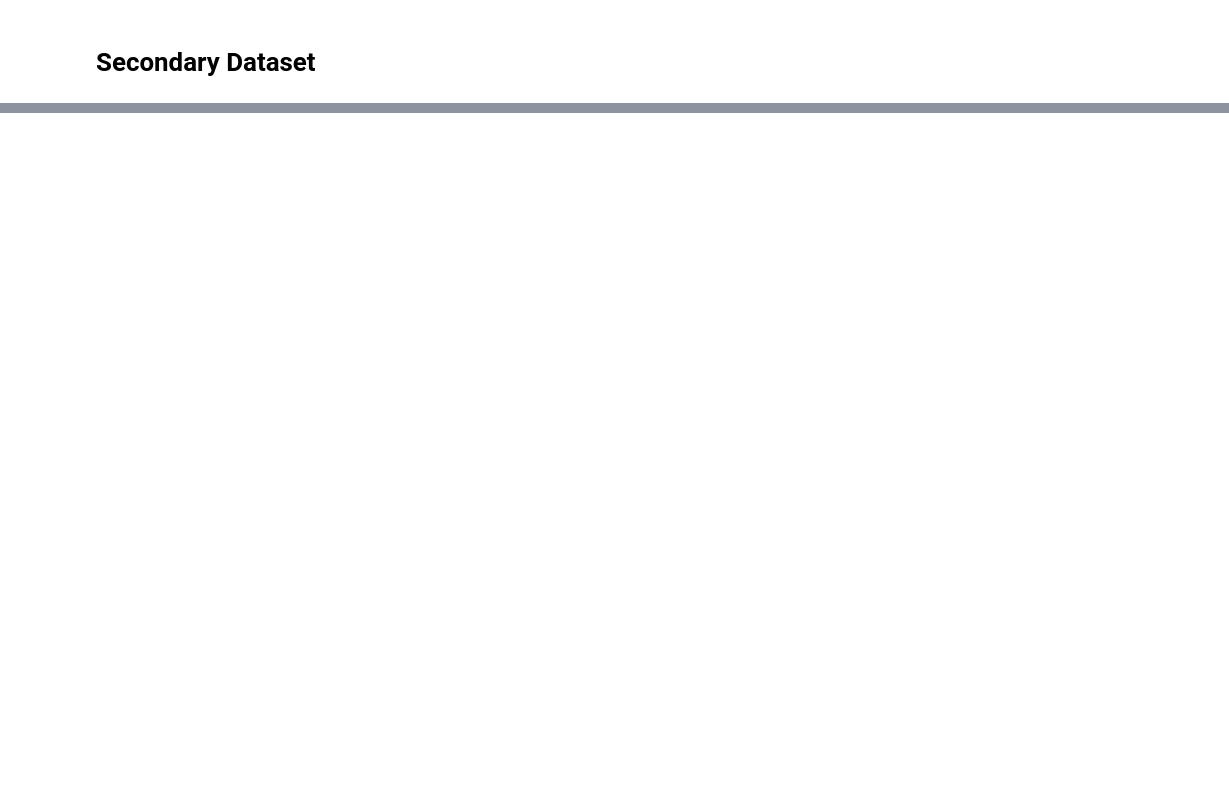
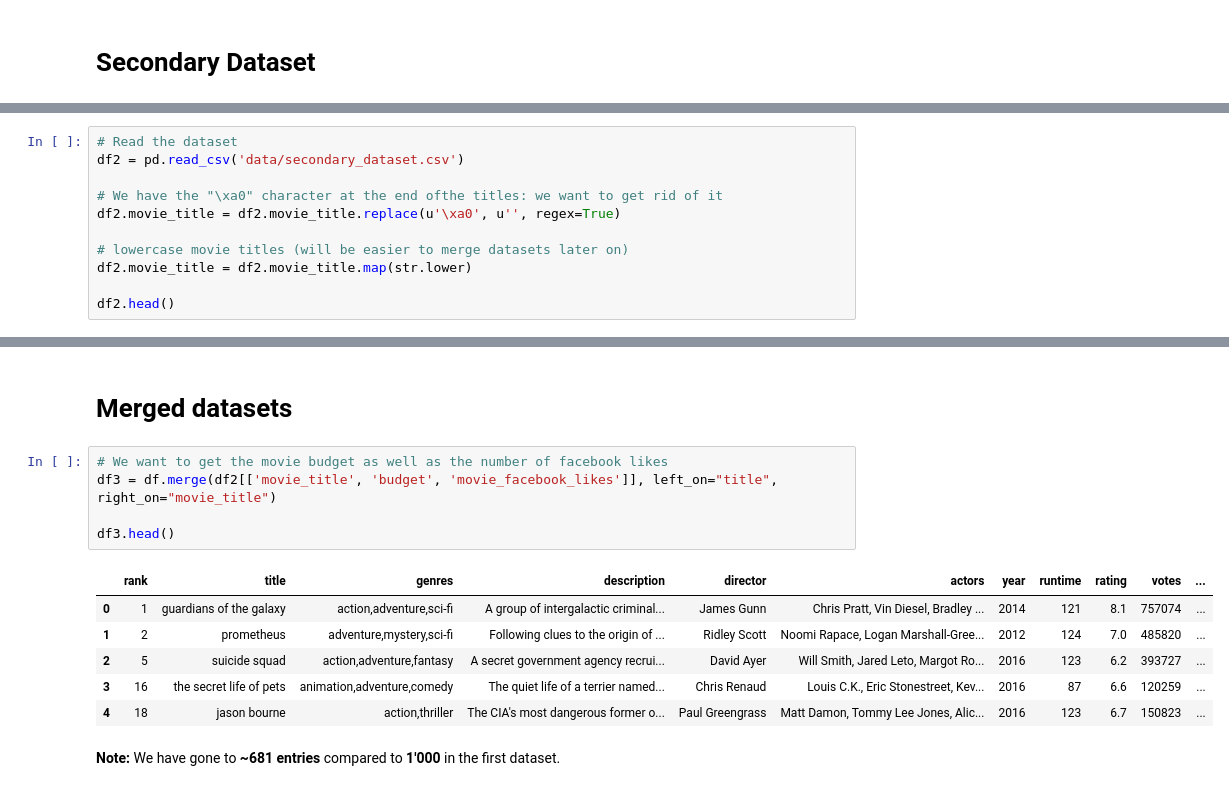
Before and after one commit to com-480-data-visualization/data-visualization-project-2021-datavizards, a Jupyter notebook: IMDB Preprocessing.ipynb, the cells around one changed output, grey strips where cells are left out. Drawn from its saved outputs; the diff is of its cells as text; blank space fills up the shorter version.

```diff
--- a/IMDB Preprocessing.ipynb
+++ b/IMDB Preprocessing.ipynb
@@ -113,0 +112,11 @@ df2.head()
+# %%
+# Read the dataset
+df2 = pd.read_csv('data/secondary_dataset.csv')
+
+# We have the "\xa0" character at the end ofthe titles: we want to get rid of it
+df2.movie_title = df2.movie_title.replace(u'\xa0', u'', regex=True)
+
+# lowercase movie titles (will be easier to merge datasets later on)
+df2.movie_title = df2.movie_title.map(str.lower)
+
+df2.head()
@@ -113,0 +131,16 @@ df2.head()
+# %% [markdown]
+# Merged datasets
+# %%
+# We want to get the movie budget as well as the number of facebook likes
+df3 = df.merge(df2[['movie_title', 'budget', 'movie_facebook_likes']], left_on="title", right_on="movie_title")
+
+df3.head()
+# %% [output]
+|  | rank | title | genres | description | director | actors | year | runtime | rating | votes | ... |
+| 0 | 1 | guardians of the galaxy | action,adventure,sci-fi | A group of intergalactic criminal... | James Gunn | Chris Pratt, Vin Diesel, Bradley ... | 2014 | 121 | 8.1 | 757074 | ... |
+| 1 | 2 | prometheus | adventure,mystery,sci-fi | Following clues to the origin of ... | Ridley Scott | Noomi Rapace, Logan Marshall-Gree... | 2012 | 124 | 7.0 | 485820 | ... |
+| 2 | 5 | suicide squad | action,adventure,fantasy | A secret government agency recrui... | David Ayer | Will Smith, Jared Leto, Margot Ro... | 2016 | 123 | 6.2 | 393727 | ... |
+| 3 | 16 | the secret life of pets | animation,adventure,comedy | The quiet life of a terrier named... | Chris Renaud | Louis C.K., Eric Stonestreet, Kev... | 2016 | 87 | 6.6 | 120259 | ... |
+| 4 | 18 | jason bourne | action,thriller | The CIA's most dangerous former o... | Paul Greengrass | Matt Damon, Tommy Lee Jones, Alic... | 2016 | 123 | 6.7 | 150823 | ... |
+# %% [markdown]
+__Note:__ We have gone to **~681 entries** compared to **1'000** in the first dataset.
```
Also changed, not shown: parts of 8 cells of this notebook.
